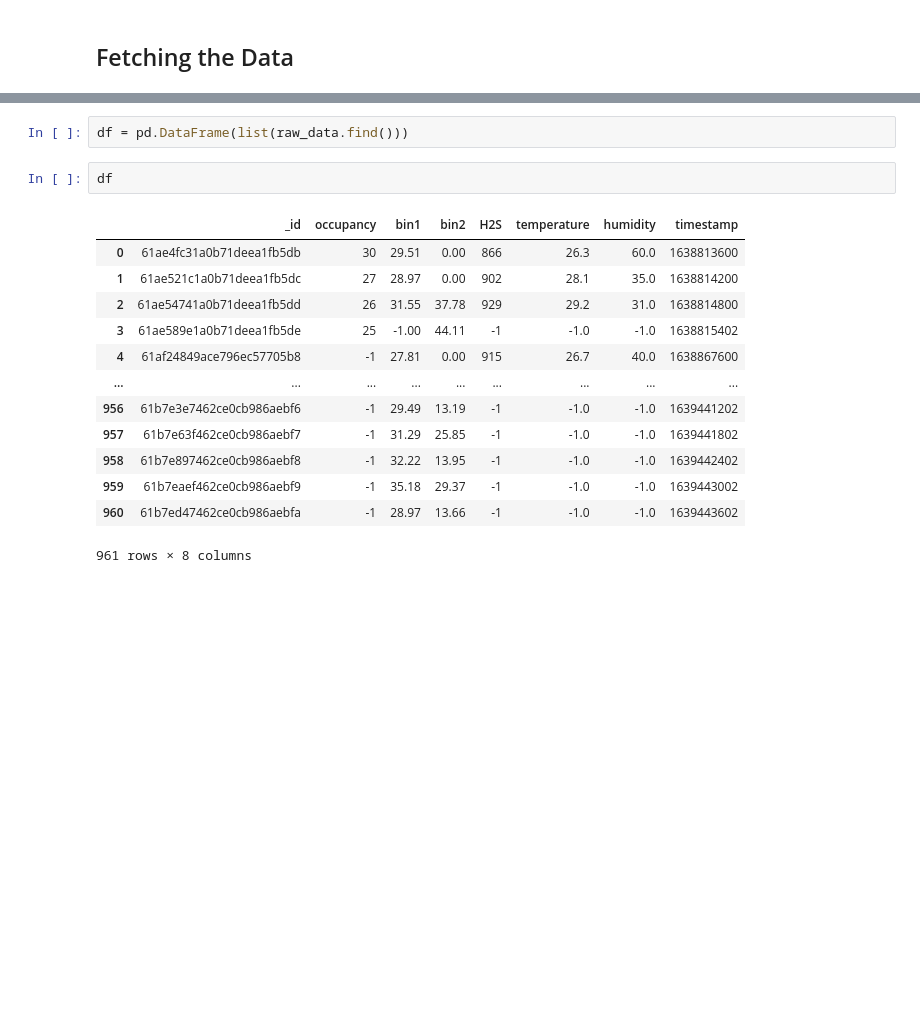
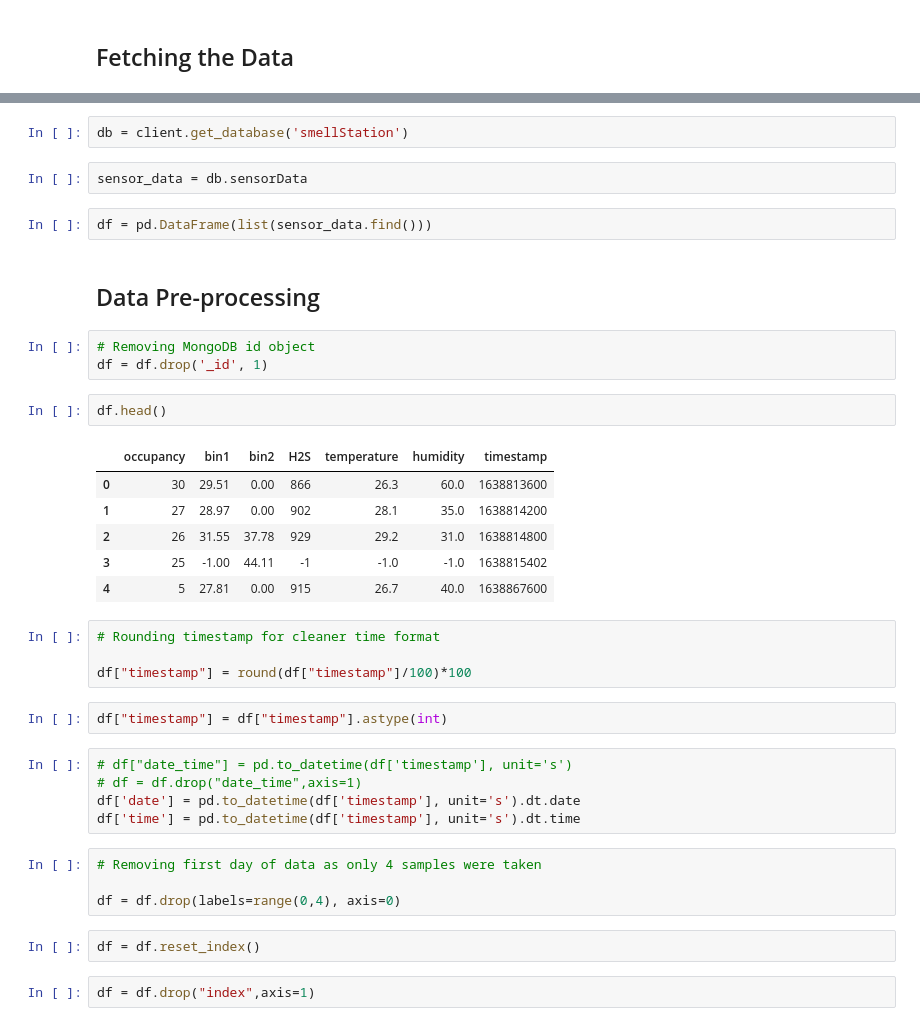
Before and after one commit to colinlaganier/DE4-SIOT, a Jupyter notebook: Data_Processing/Cleanup.ipynb, the cells around one changed output, grey strips where cells are left out. Drawn from its saved outputs; the diff is of its cells as text; blank space fills up the shorter version.

```diff
--- a/Data_Processing/Cleanup.ipynb
+++ b/Data_Processing/Cleanup.ipynb
@@ -21,18 +42,39 @@ raw_data = db.sensorData
+# %%
+db = client.get_database('smellStation')
+# %%
+sensor_data = db.sensorData
 # %%
-df = pd.DataFrame(list(raw_data.find()))
+df = pd.DataFrame(list(sensor_data.find()))
+# %% [markdown]
+## Data Pre-processing
+# %%
+# Removing MongoDB id object
+df = df.drop('_id', 1)
 # %%
-df
+df.head()
 # %% [output]
-|  | _id | occupancy | bin1 | bin2 | H2S | temperature | humidity | timestamp |
-| 0 | 61ae4fc31a0b71deea1fb5db | 30 | 29.51 | 0.00 | 866 | 26.3 | 60.0 | 1638813600 |
-| 1 | 61ae521c1a0b71deea1fb5dc | 27 | 28.97 | 0.00 | 902 | 28.1 | 35.0 | 1638814200 |
-| 2 | 61ae54741a0b71deea1fb5dd | 26 | 31.55 | 37.78 | 929 | 29.2 | 31.0 | 1638814800 |
-| 3 | 61ae589e1a0b71deea1fb5de | 25 | -1.00 | 44.11 | -1 | -1.0 | -1.0 | 1638815402 |
-| 4 | 61af24849ace796ec57705b8 | -1 | 27.81 | 0.00 | 915 | 26.7 | 40.0 | 1638867600 |
-| ... | ... | ... | ... | ... | ... | ... | ... | ... |
-| 956 | 61b7e3e7462ce0cb986aebf6 | -1 | 29.49 | 13.19 | -1 | -1.0 | -1.0 | 1639441202 |
-| 957 | 61b7e63f462ce0cb986aebf7 | -1 | 31.29 | 25.85 | -1 | -1.0 | -1.0 | 1639441802 |
-| 958 | 61b7e897462ce0cb986aebf8 | -1 | 32.22 | 13.95 | -1 | -1.0 | -1.0 | 1639442402 |
-| 959 | 61b7eaef462ce0cb986aebf9 | -1 | 35.18 | 29.37 | -1 | -1.0 | -1.0 | 1639443002 |
-| 960 | 61b7ed47462ce0cb986aebfa | -1 | 28.97 | 13.66 | -1 | -1.0 | -1.0 | 1639443602 |
+|  | occupancy | bin1 | bin2 | H2S | temperature | humidity | timestamp |
+| 0 | 30 | 29.51 | 0.00 | 866 | 26.3 | 60.0 | 1638813600 |
+| 1 | 27 | 28.97 | 0.00 | 902 | 28.1 | 35.0 | 1638814200 |
+| 2 | 26 | 31.55 | 37.78 | 929 | 29.2 | 31.0 | 1638814800 |
+| 3 | 25 | -1.00 | 44.11 | -1 | -1.0 | -1.0 | 1638815402 |
+| 4 | 5 | 27.81 | 0.00 | 915 | 26.7 | 40.0 | 1638867600 |
-961 rows × 8 columns
+# %%
+# Rounding timestamp for cleaner time format
+
+df["timestamp"] = round(df["timestamp"]/100)*100
+# %%
+df["timestamp"] = df["timestamp"].astype(int)
+# %%
+# df["date_time"] = pd.to_datetime(df['timestamp'], unit='s')
+# df = df.drop("date_time",axis=1)
+df['date'] = pd.to_datetime(df['timestamp'], unit='s').dt.date
+df['time'] = pd.to_datetime(df['timestamp'], unit='s').dt.time
+# %%
+# Removing first day of data as only 4 samples were taken
+
+df = df.drop(labels=range(0,4), axis=0)
+# %%
+df = df.reset_index()
+# %%
+df = df.drop("index",axis=1)
```
Also changed, not shown: parts of 31 cells of this notebook, 27 other files.
